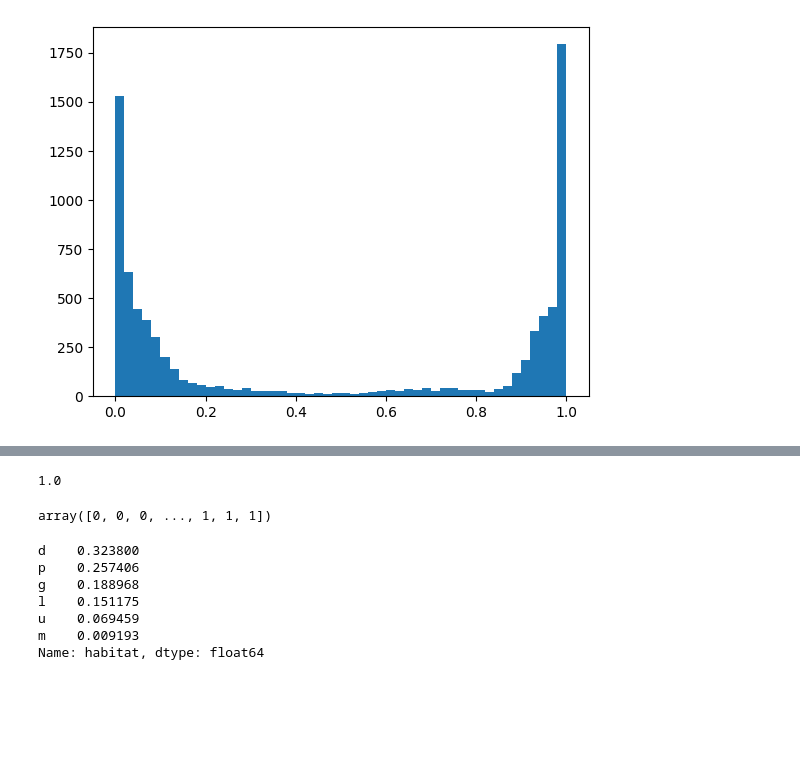
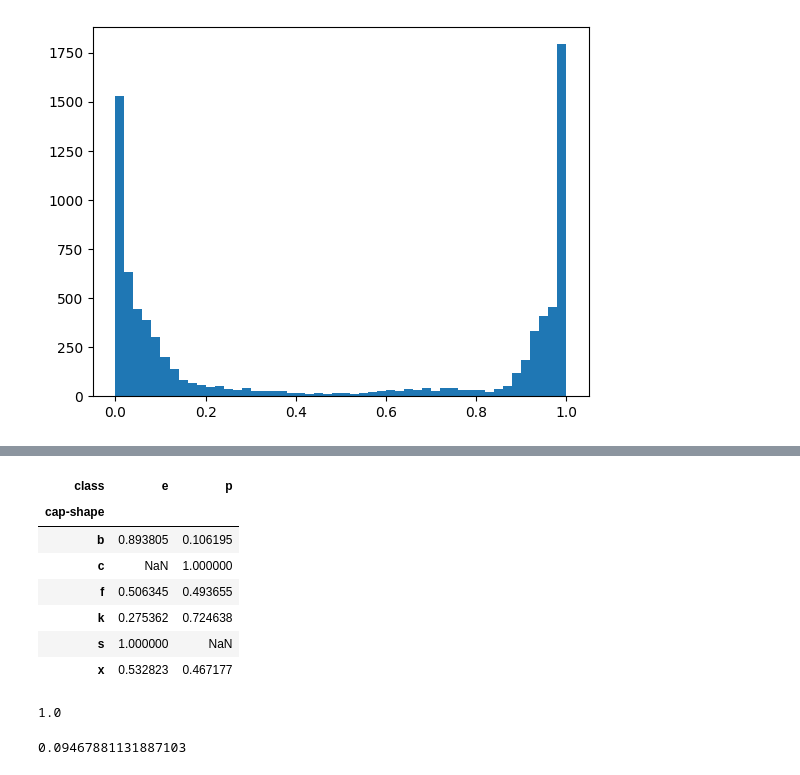
Before and after one commit to kosmldev/mmad, a Jupyter notebook: lab2.ipynb, the cells around one changed output, grey strips where cells are left out. Cells and saved outputs as stored; diff of their text form; code cells hidden in the pictures; blank space fills up the shorter version.

```diff
--- a/lab2.ipynb
+++ b/lab2.ipynb
@@ -269,17 +260,24 @@ See the caveats in the documentation: https://pandas.pydata.org/pandas-docs/stab
+# %%
+mashrooms.groupby('cap-shape')['class'].value_counts(normalize=True).unstack()
+# %% [output]
+| class | e | p |
+| cap-shape |  |  |
+| b | 0.893805 | 0.106195 |
+| c | NaN | 1.000000 |
+| f | 0.506345 | 0.493655 |
+| k | 0.275362 | 0.724638 |
+| s | 1.000000 | NaN |
+| x | 0.532823 | 0.467177 |
 # %%
 accuracy_score(np.where(probs >= 0.5, 1, 0), y_c)
 # %% [output]
 1.0
 # %%
+import numpy as np
+def find_nearest(array, value):
+    array = np.asarray(array)
+    idx = (np.abs(array - value)).argmin()
+    return array[idx]
+find_nearest(probs, 0.5)
 # %% [output]
-array([0, 0, 0, ..., 1, 1, 1])
+0.09467881131887103
-# %%
-veroyatnost_p
-# %% [output]
-d    0.323800
-p    0.257406
-g    0.188968
-l    0.151175
-u    0.069459
-m    0.009193
-Name: habitat, dtype: float64
```
Also changed, not shown: parts of 8 cells of this notebook.
